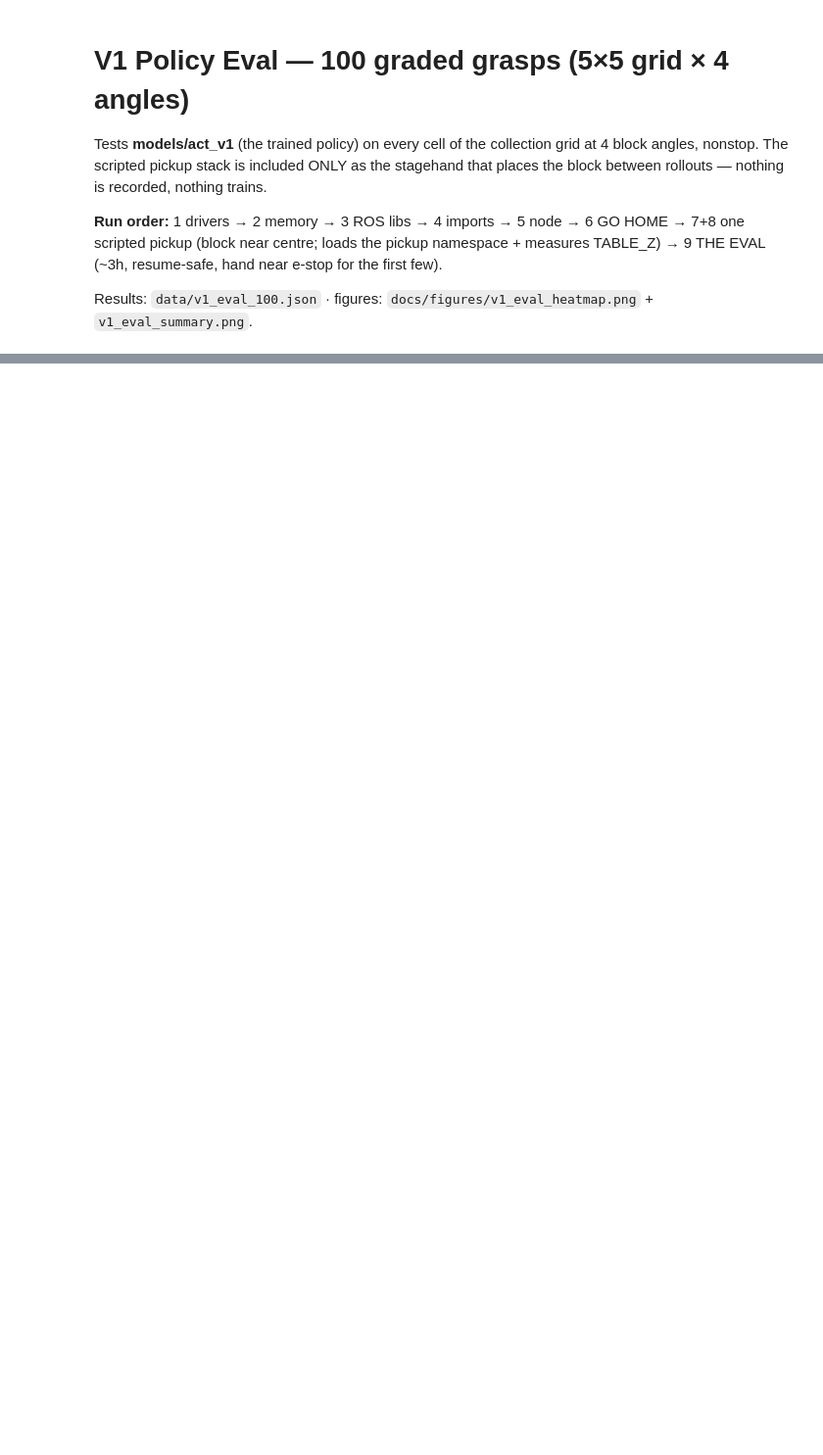
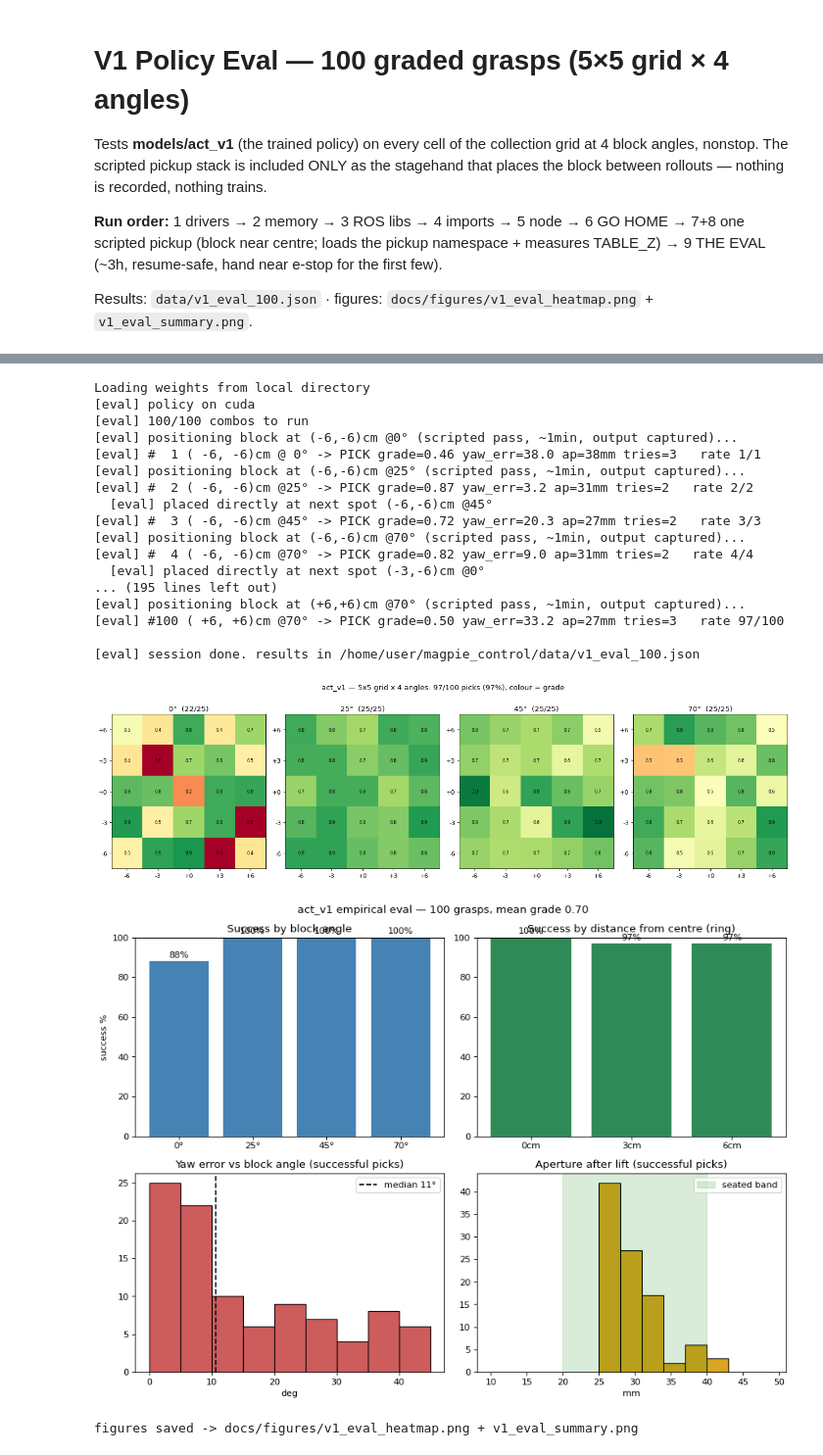
Before and after one commit to ACWArob/magpie-vla, a Jupyter notebook: notebooks/v1_eval.ipynb, the cells around one changed output, grey strips where cells are left out. Shown at 98% size. Saved outputs shown, nothing was run; the diff lists cells and outputs as text; code cells hidden in the pictures; blank space fills up the shorter version.

```diff
--- a/notebooks/v1_eval.ipynb
+++ b/notebooks/v1_eval.ipynb
@@ -2574,14 +2757,12 @@ while _ev_i + 1 < len(_ev_todo):
     if _ev_succ:
         _ev_nx = _ev_todo[_ev_i + 1] if _ev_i + 1 < len(_ev_todo) else None
         _ev_pl = node.tcp.copy(); _ev_pl[2, 3] = 0.407; node.move(_ev_pl, spd=0.08)
-        if _ev_nx is not None and _ev_grade >= 0.8 and (_ev_yerr is not None and _ev_yerr < 15.):
-            # only CLEAN picks travel: marginal grips carried+rotated in-hand launch blocks
+        if _ev_nx is not None and not _ev_edge and (_ev_yerr is not None and _ev_yerr < 15.):
             _ev_drot = (_ev_nx[2] - _ev_ang + 45.) % 90. - 45.        # minimal mod-90 rotation to next angle
             _ev_Rz = _ecv.Rodrigues(np.array([0., 0., np.radians(_ev_drot)]))[0]
             _ev_pl[:3, :3] = _ev_Rz @ _ev_pl[:3, :3]
             _ev_pl[0, 3] = _ev_hm[0, 3] + _ev_nx[0]; _ev_pl[1, 3] = _ev_hm[1, 3] + _ev_nx[1]
-            node.move(_ev_pl, spd=0.05); _ev_pl[2, 3] = 0.318; node.move(_ev_pl, spd=0.04)
-            _ev_time.sleep(0.3)     # settle before release — moving-release flings blocks
+            node.move(_ev_pl, spd=0.08); _ev_pl[2, 3] = 0.318; node.move(_ev_pl, spd=0.05)
             _ev_skip_pos = f'{_ev_nx[0]},{_ev_nx[1]},{_ev_nx[2]}'
             print(f'  [eval] placed directly at next spot ({_ev_nx[0]*100:+.0f},{_ev_nx[1]*100:+.0f})cm @{_ev_nx[2]:.0f}°')
         else:
@@ -2646,30 +2827,51 @@ try:
     _aa = [v['ang'] for v in _vals]; _ss = [v['success'] for v in _vals]
     _rates = [100.*np.mean([s for a_, s in zip(_aa, _ss) if a_ == a]) for a in EVAL_ANGLES]
     ax2[0, 0].bar([f'{a:.0f}°' for a in EVAL_ANGLES], _rates, color='steelblue')
     ax2[0, 0].set_ylim(0, 100); ax2[0, 0].set_ylabel('success %'); ax2[0, 0].set_title('Success by block angle')
     for _i, _v_ in enumerate(_rates): ax2[0, 0].text(_i, _v_ + 2, f'{_v_:.0f}%', ha='center')
     _dists = sorted({round(max(abs(v['dx']), abs(v['dy']))*100) for v in _vals})
     _drate = [100.*np.mean([v['success'] for v in _vals if round(max(abs(v['dx']), abs(v['dy']))*100) == d]) for d in _dists]
     ax2[0, 1].bar([f'{d}cm' for d in _dists], _drate, color='seagreen')
     ax2[0, 1].set_ylim(0, 100); ax2[0, 1].set_title('Success by distance from centre (ring)')
     for _i, _v_ in enumerate(_drate): ax2[0, 1].text(_i, _v_ + 2, f'{_v_:.0f}%', ha='center')
     _ye = [v['yaw_err'] for v in _vals if v['success'] and v.get('yaw_err') is not None]
     if _ye:
         ax2[1, 0].hist(_ye, bins=np.arange(0, 50, 5), color='indianred', edgecolor='k')
         ax2[1, 0].axvline(np.median(_ye), color='k', ls='--', label=f'median {np.median(_ye):.0f}°')
         ax2[1, 0].legend()
     ax2[1, 0].set_title('Yaw error vs block angle (successful picks)'); ax2[1, 0].set_xlabel('deg')
     _apl = [v['ap_lift'] for v in _vals if v['success'] and v.get('ap_lift')]
     if _apl:
         ax2[1, 1].hist(_apl, bins=np.arange(10, 50, 3), color='goldenrod', edgecolor='k')
         ax2[1, 1].axvspan(20, 40, alpha=0.15, color='green', label='seated band')
         ax2[1, 1].legend()
     ax2[1, 1].set_title('Aperture after lift (successful picks)'); ax2[1, 1].set_xlabel('mm')
     fig2.suptitle(f'act_v1 empirical eval — {len(_vals)} grasps, mean grade '
                   f'{np.mean([v.get("grade", 0.) for v in _vals]):.2f}')
     _plt.tight_layout()
     _plt.savefig('/home/user/magpie_control/docs/figures/v1_eval_summary.png', dpi=130, bbox_inches='tight')
     _plt.show()
     print('figures saved -> docs/figures/v1_eval_heatmap.png + v1_eval_summary.png')
 except Exception as _he:
     print(f'plots skipped: {_he}')
+# %% [output]
+Loading weights from local directory
+[eval] policy on cuda
+[eval] 100/100 combos to run
+[eval] positioning block at (-6,-6)cm @0° (scripted pass, ~1min, output captured)...
+[eval] #  1 ( -6, -6)cm @ 0° -> PICK grade=0.46 yaw_err=38.0 ap=38mm tries=3   rate 1/1
+[eval] positioning block at (-6,-6)cm @25° (scripted pass, ~1min, output captured)...
+[eval] #  2 ( -6, -6)cm @25° -> PICK grade=0.87 yaw_err=3.2 ap=31mm tries=2   rate 2/2
+  [eval] placed directly at next spot (-6,-6)cm @45°
+[eval] #  3 ( -6, -6)cm @45° -> PICK grade=0.72 yaw_err=20.3 ap=27mm tries=2   rate 3/3
+[eval] positioning block at (-6,-6)cm @70° (scripted pass, ~1min, output captured)...
+[eval] #  4 ( -6, -6)cm @70° -> PICK grade=0.82 yaw_err=9.0 ap=31mm tries=2   rate 4/4
+  [eval] placed directly at next spot (-3,-6)cm @0°
+... (195 lines left out)
+[eval] positioning block at (+6,+6)cm @70° (scripted pass, ~1min, output captured)...
+[eval] #100 ( +6, +6)cm @70° -> PICK grade=0.50 yaw_err=33.2 ap=27mm tries=3   rate 97/100
+
+[eval] session done. results in /home/user/magpie_control/data/v1_eval_100.json
+[figure, added]
+[figure, added]
+figures saved -> docs/figures/v1_eval_heatmap.png + v1_eval_summary.png
```
Also changed, not shown: parts of 8 cells of this notebook, 5 other files.
